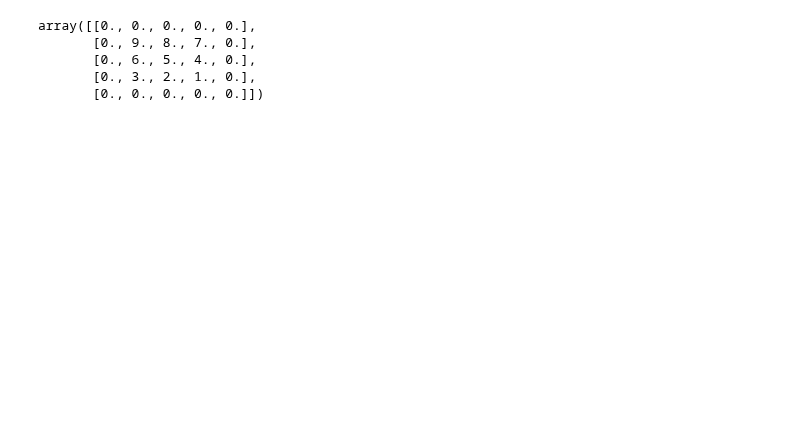
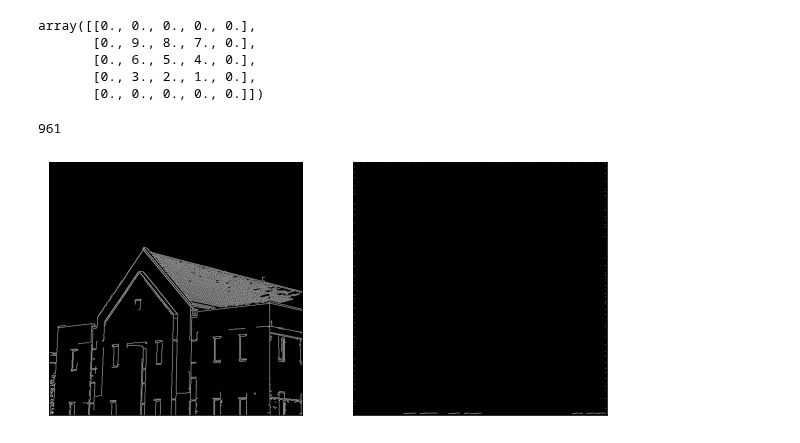
Before and after one commit to sanjith1999/EN2550-Assignments, a Jupyter notebook: lib/Experiementing/spatial_operations.ipynb, the cells around one changed output. Drawn from its saved outputs; the diff is of its cells as text; code cells hidden in the pictures; blank space fills up the shorter version.

Commit message:
COMPLETED CANNY DETECTOR FUNCTION

```diff
--- a/lib/Experiementing/spatial_operations.ipynb
+++ b/lib/Experiementing/spatial_operations.ipynb
@@ -184,3 +27,13 @@ array([[0., 0., 0., 0., 0.],
        [0., 6., 5., 4., 0.],
        [0., 3., 2., 1., 0.],
        [0., 0., 0., 0., 0.]])
+# %%
+f1=cv.imread(im_dir+'building.tif',cv.IMREAD_GRAYSCALE).astype(np.uint8)
+assert f1 is not None
+edges=cv.Canny(f1,100,200) # low threshold and high threshold
+edges_=canny_detector(f1,50,100)
+
+show_images([[edges,'g'],[edges_,'g']])
+# %% [output]
+961
+[figure, added]
```
Also changed, not shown: parts of 2 cells of this notebook, 3 other files.
